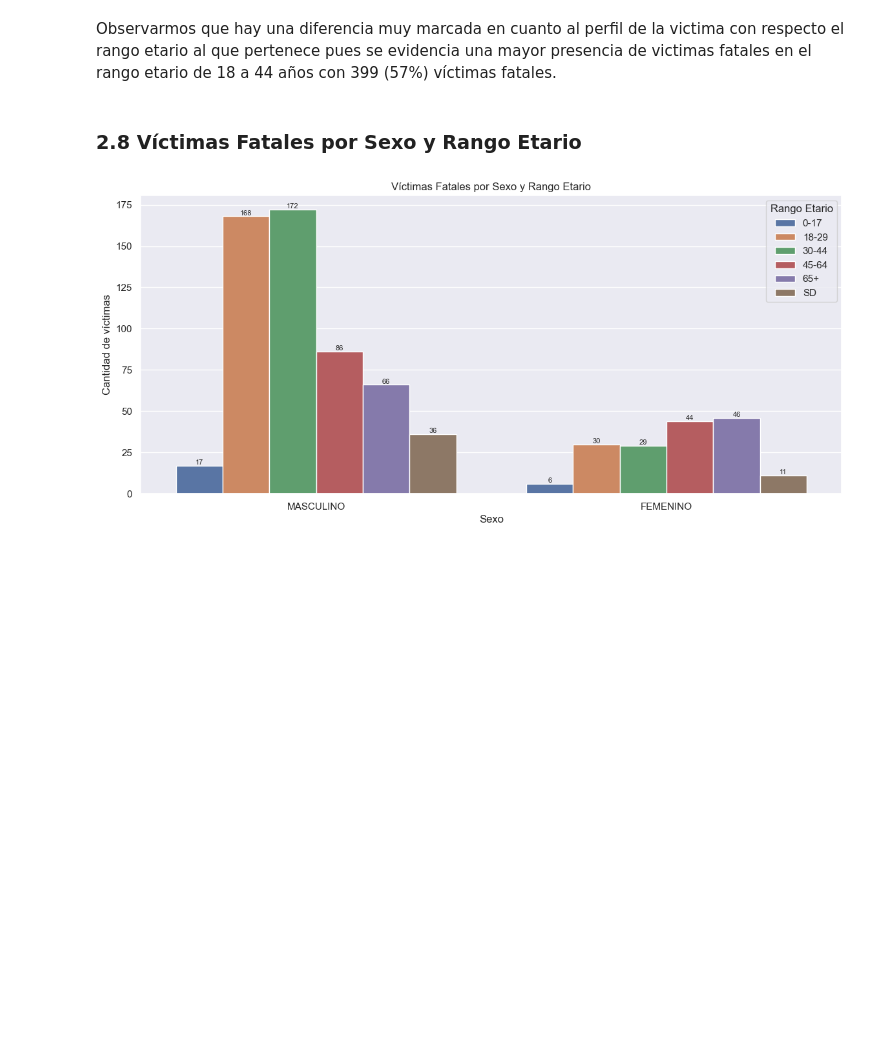
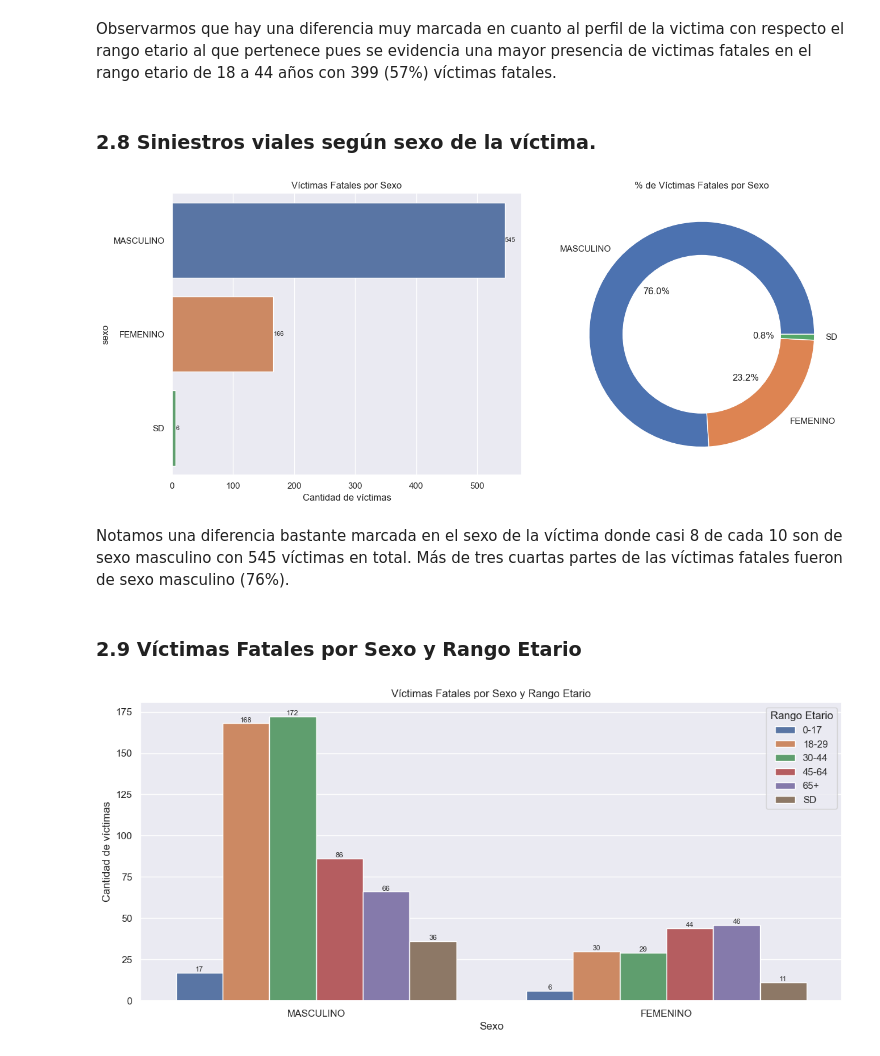
Before and after one commit to FreddyPinto/road-crashes-dataviz, a Jupyter notebook: notebooks/2.0-fp-eda.ipynb, the cells around one changed output. Drawn from its saved outputs; the diff is of its cells as text; code cells hidden in the pictures; blank space fills up the shorter version.

```diff
--- a/notebooks/2.0-fp-eda.ipynb
+++ b/notebooks/2.0-fp-eda.ipynb
@@ -207,6 +215,28 @@ plt.show()
 [figure]
 # %% [markdown]
 Observarmos que hay una diferencia muy marcada en cuanto al perfil de la victima con respecto el rango etario al que pertenece pues se evidencia una mayor presencia de victimas fatales en el rango etario de 18 a 44 años con 399 (57%) víctimas fatales.
+# %% [markdown]
+### 2.8 Siniestros viales según sexo de la víctima.
+# %%
+fig, ax = plt.subplots(1, 2, figsize=(14, 6))
+
+sns.countplot(data=df, y="sexo", ax=ax[0])
+ax[0].bar_label(ax[0].containers[0], fontsize=8)
+ax[0].set_xlabel('Cantidad de víctimas')
+ax[0].set_title('Víctimas Fatales por Sexo')
+
+sexo = df.sexo.value_counts()
+my_circle = plt.Circle((0,0), 0.7, color='white')
+ax[1].pie(sexo, labels=sexo.index, autopct='%1.1f%%', pctdistance=0.55)
+ax[1].add_artist(my_circle)
+ax[1].set_title('% de Víctimas Fatales por Sexo')
+
+plt.tight_layout()
+plt.show()
+# %% [output]
+[figure, added]
+# %% [markdown]
+Notamos una diferencia bastante marcada en el sexo de la víctima donde casi 8 de cada 10 son de sexo masculino con 545 víctimas en total. Más de tres cuartas partes de las víctimas fatales fueron de sexo masculino (76%).
 # %% [markdown]
-### 2.8 Víctimas Fatales por Sexo y Rango Etario
+### 2.9 Víctimas Fatales por Sexo y Rango Etario
 # %%
```
Also changed, not shown: parts of 24 cells of this notebook.
